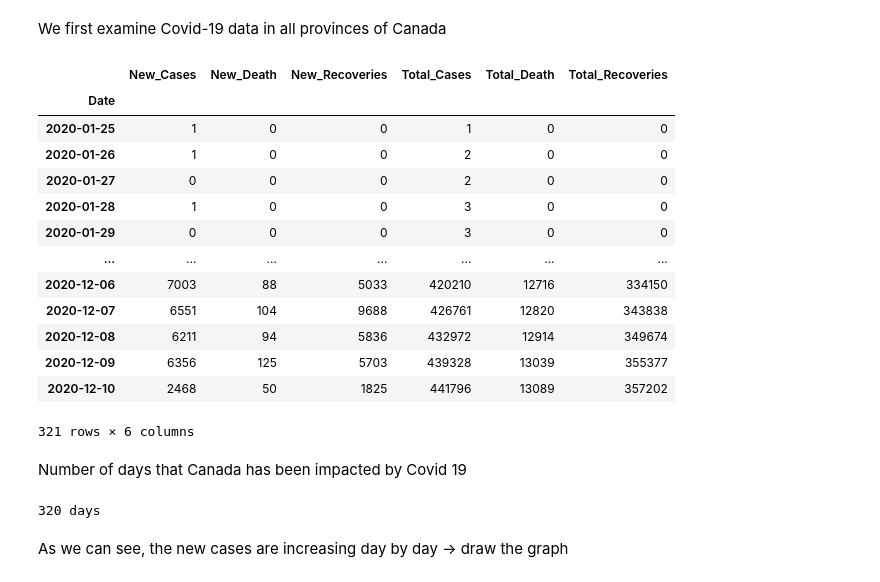
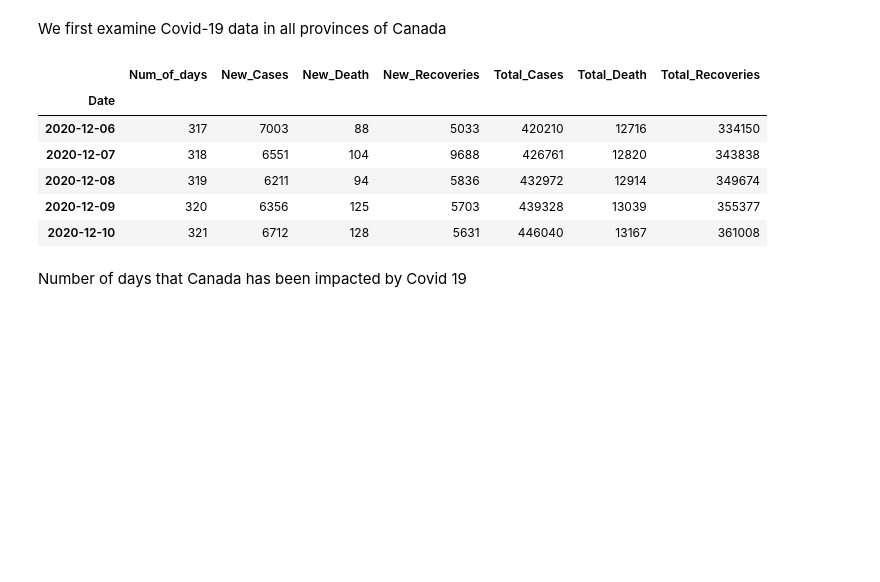
Before and after one commit to hieu-le296/Canada-covid19-analysis, a Jupyter notebook: project.ipynb, the cells around one changed output. Saved outputs shown, nothing was run; the diff lists cells and outputs as text; code cells hidden in the pictures; blank space fills up the shorter version.

Commit message:
Linear Regression test on Canada Data

```diff
--- a/project.ipynb
+++ b/project.ipynb
@@ -22,31 +30,18 @@ bc_cases.csv
 # %% [markdown]
 We first examine Covid-19 data in all provinces of Canada
 # %%
-d_parser = lambda x: pd.datetime.strptime(x, '%Y-%m-%d')
+d_parser = lambda x: datetime.strptime(x, '%Y-%m-%d')
 canada_data = pd.read_csv('canada_cases.csv', parse_dates=['Date'], date_parser=d_parser)
 canada_data.set_index('Date', inplace=True)
 # %%
-canada_data
+canada_data.tail()
 # %% [output]
-|  | New_Cases | New_Death | New_Recoveries | Total_Cases | Total_Death | Total_Recoveries |
-| Date |  |  |  |  |  |  |
-| 2020-01-25 | 1 | 0 | 0 | 1 | 0 | 0 |
-| 2020-01-26 | 1 | 0 | 0 | 2 | 0 | 0 |
-| 2020-01-27 | 0 | 0 | 0 | 2 | 0 | 0 |
-| 2020-01-28 | 1 | 0 | 0 | 3 | 0 | 0 |
-| 2020-01-29 | 0 | 0 | 0 | 3 | 0 | 0 |
-| ... | ... | ... | ... | ... | ... | ... |
-| 2020-12-06 | 7003 | 88 | 5033 | 420210 | 12716 | 334150 |
-| 2020-12-07 | 6551 | 104 | 9688 | 426761 | 12820 | 343838 |
-| 2020-12-08 | 6211 | 94 | 5836 | 432972 | 12914 | 349674 |
-| 2020-12-09 | 6356 | 125 | 5703 | 439328 | 13039 | 355377 |
-| 2020-12-10 | 2468 | 50 | 1825 | 441796 | 13089 | 357202 |
+|  | Num_of_days | New_Cases | New_Death | New_Recoveries | Total_Cases | Total_Death | Total_Recoveries |
+| Date |  |  |  |  |  |  |  |
+| 2020-12-06 | 317 | 7003 | 88 | 5033 | 420210 | 12716 | 334150 |
+| 2020-12-07 | 318 | 6551 | 104 | 9688 | 426761 | 12820 | 343838 |
+| 2020-12-08 | 319 | 6211 | 94 | 5836 | 432972 | 12914 | 349674 |
+| 2020-12-09 | 320 | 6356 | 125 | 5703 | 439328 | 13039 | 355377 |
+| 2020-12-10 | 321 | 6712 | 128 | 5631 | 446040 | 13167 | 361008 |
-321 rows × 6 columns
 # %% [markdown]
 Number of days that Canada has been impacted by Covid 19
-# %%
-print(len(canada_data), 'days')
-# %% [output]
-320 days
-# %% [markdown]
-As we can see, the new cases are increasing day by day -> draw the graph
```
Also changed, not shown: parts of 33 cells of this notebook, 5 other files.
